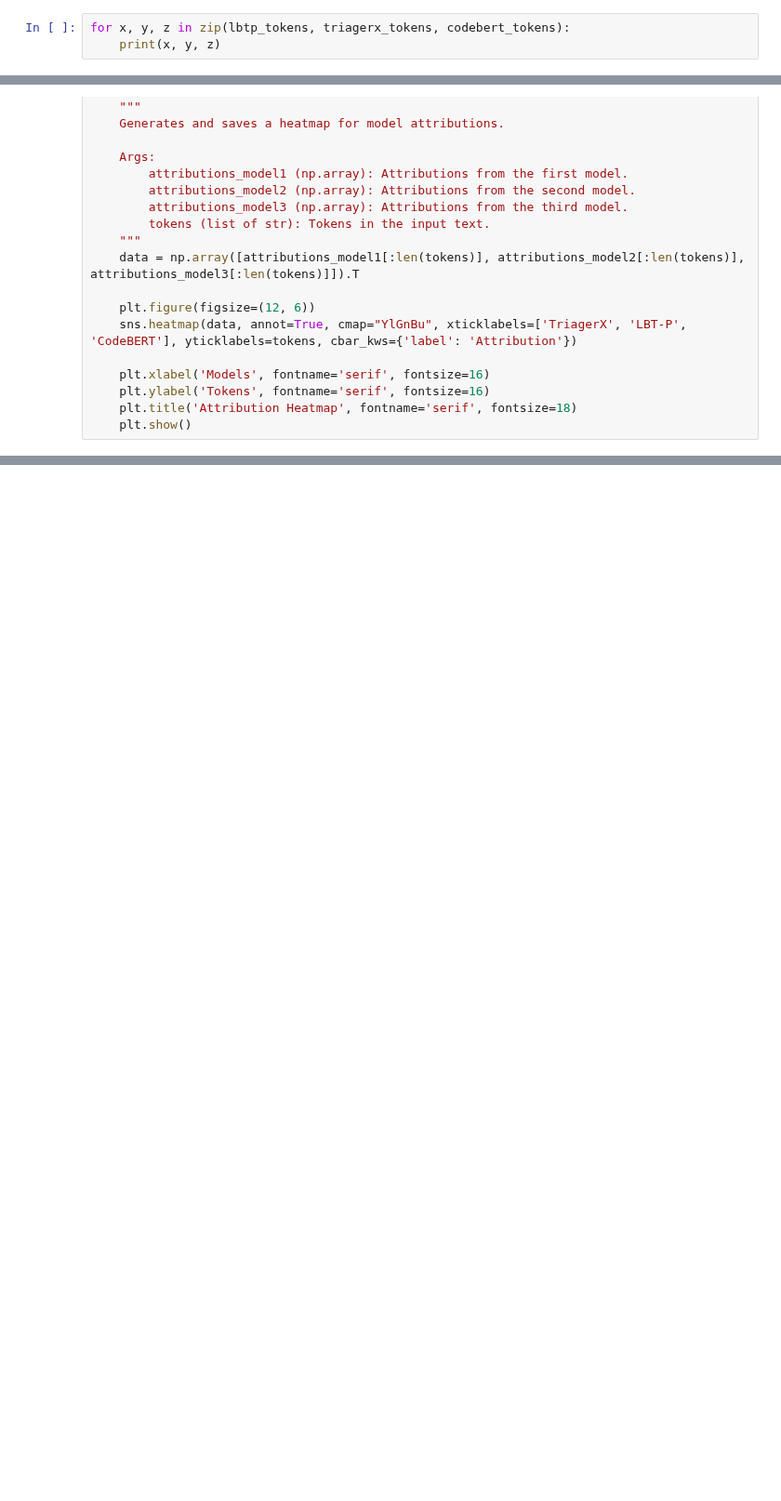
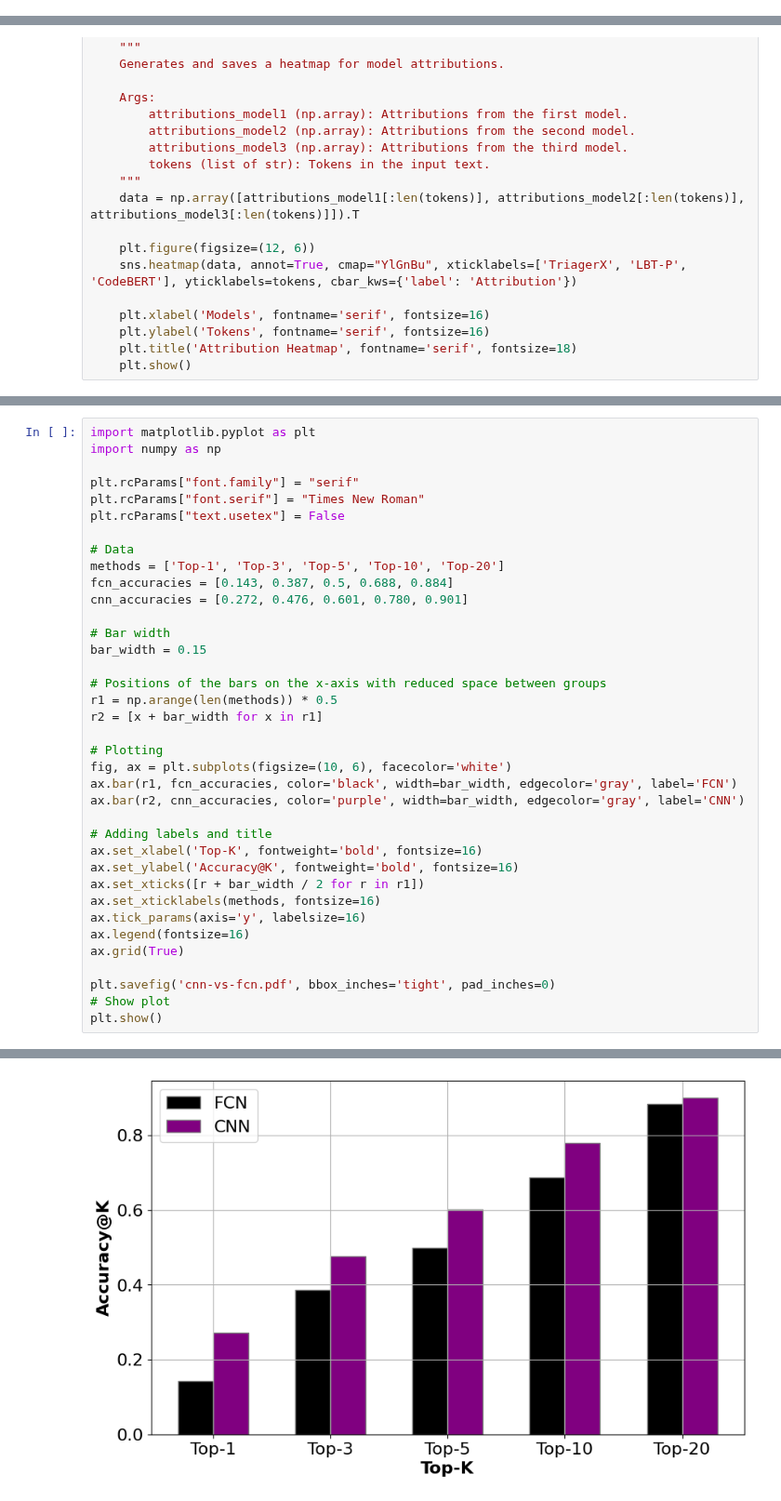
Before and after one commit to afifaniks/triagerX, a Jupyter notebook: notebook/model_interpretation.ipynb, the cells around one changed output, grey strips where cells are left out. Shown at 93% size. Saved outputs shown, nothing was run; the diff lists cells and outputs as text; blank space fills up the shorter version.

```diff
--- a/notebook/model_interpretation.ipynb
+++ b/notebook/model_interpretation.ipynb
@@ -1225,6 +1198,3 @@ for tok1, attr in zip(filtered_tok_codebert, filtered_attribution_codebert):
         continue
     codebert_tokens.append(tok1)
     codebert_tokens_attr.append(attr)
-# %%
-for x, y, z in zip(lbtp_tokens, triagerx_tokens, codebert_tokens):
-    print(x, y, z)
@@ -1337,0 +1285,38 @@ Bug ĠTitle : ĠMaterial Ġdesign Ġripple Ġeffects Ġon Ġtoolbar Ġbuttons Ġ
+# %%
+import matplotlib.pyplot as plt
+import numpy as np
+
+plt.rcParams["font.family"] = "serif"
+plt.rcParams["font.serif"] = "Times New Roman"
+plt.rcParams["text.usetex"] = False
+
+# Data
+methods = ['Top-1', 'Top-3', 'Top-5', 'Top-10', 'Top-20']
+fcn_accuracies = [0.143, 0.387, 0.5, 0.688, 0.884]
+cnn_accuracies = [0.272, 0.476, 0.601, 0.780, 0.901]
+
+# Bar width
+bar_width = 0.15
+
+# Positions of the bars on the x-axis with reduced space between groups
+r1 = np.arange(len(methods)) * 0.5
+r2 = [x + bar_width for x in r1]
+
+# Plotting
+fig, ax = plt.subplots(figsize=(10, 6), facecolor='white')
+ax.bar(r1, fcn_accuracies, color='black', width=bar_width, edgecolor='gray', label='FCN')
+ax.bar(r2, cnn_accuracies, color='purple', width=bar_width, edgecolor='gray', label='CNN')
+
+# Adding labels and title
+ax.set_xlabel('Top-K', fontweight='bold', fontsize=16)
+ax.set_ylabel('Accuracy@K', fontweight='bold', fontsize=16)
+ax.set_xticks([r + bar_width / 2 for r in r1])
+ax.set_xticklabels(methods, fontsize=16)
+ax.tick_params(axis='y', labelsize=16)
+ax.legend(fontsize=16)
+ax.grid(True)
+
+plt.savefig('cnn-vs-fcn.pdf', bbox_inches='tight', pad_inches=0)
+# Show plot
+plt.show()
+# %% [output]
@@ -1337,0 +1340 @@ Bug ĠTitle : ĠMaterial Ġdesign Ġripple Ġeffects Ġon Ġtoolbar Ġbuttons Ġ
+[figure, added]
```
Also changed, not shown: parts of 28 cells of this notebook, 5 other files.
